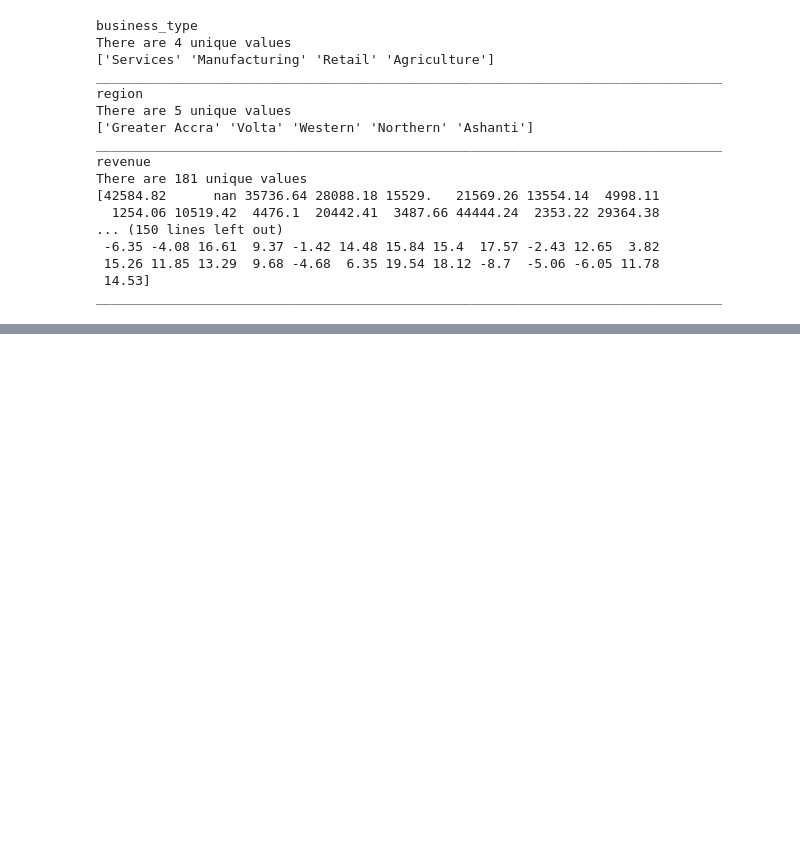
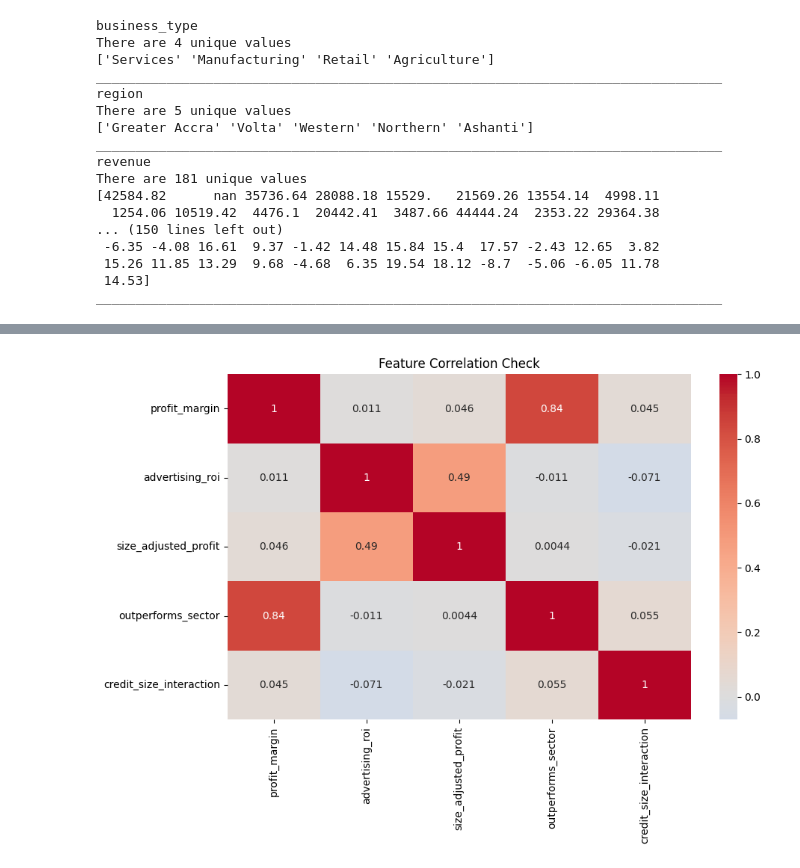
Before and after one commit to aquashie14/Small_Business_Performance_Analysis_in_Ghana, a Jupyter notebook: Noteboooks/SBPG.ipynb, the cells around one changed output, grey strips where cells are left out. Drawn from its saved outputs; the diff is of its cells as text; code cells hidden in the pictures; blank space fills up the shorter version.

```diff
--- a/Noteboooks/SBPG.ipynb
+++ b/Noteboooks/SBPG.ipynb
@@ -123,0 +430,37 @@ ________________________________________________________________________________
+# %%
+# 1. Advertising efficiency metrics
+df_Small_Business['advertising_roi'] = (df_Small_Business['revenue'] - df_Small_Business['expenses']) / df_Small_Business['advertising']
+df_Small_Business['advertising_intensity'] = df_Small_Business['advertising'] / df_Small_Business['revenue']
+
+# 2. Spend categories (using business-aware bins)
+df_Small_Business['advertising_tier'] = pd.cut(
+    df_Small_Business['advertising'],
+    bins=[0, 1200, 3500, 5000],
+    labels=['Low', 'Optimal', 'High'],
+    include_lowest=True
+)
+
+# 3. Diminishing returns detection
+df_Small_Business['marginal_roi'] = df_Small_Business.groupby('business_type')['advertising_roi'].diff()
+# %%
+# 1. Size-adjusted metrics
+df_Small_Business['size_adjusted_profit'] = (df_Small_Business['revenue']- df_Small_Business['expenses']) / df_Small_Business['employee_count']
+df_Small_Business['revenue_per_employee'] = df_Small_Business['revenue'] / df_Small_Business['employee_count']
+
+# 2. Credit interaction terms
+df_Small_Business['credit_size_interaction'] = df_Small_Business['credit_access'].map({'Yes':1, 'No':0}) * df_Small_Business['employee_count']
+df_Small_Business['credit_education_interaction'] = df_Small_Business['credit_access'] + "_" + df_Small_Business['owner_education']
+
+# 3. Control flags
+df_Small_Business['micro_business'] = (df_Small_Business['employee_count'] <= 5).astype(int)
+# %%
+# Feature correlation check
+corr_matrix = df_Small_Business[['profit_margin', 'advertising_roi', 'size_adjusted_profit',
+                 'outperforms_sector', 'credit_size_interaction']].corr()
+
+plt.figure(figsize=(10,6))
+sns.heatmap(corr_matrix, annot=True, cmap='coolwarm', center=0)
+plt.title("Feature Correlation Check")
+plt.show()
+# %% [output]
+[figure, added]
```
Also changed, not shown: parts of 34 cells of this notebook, 6 other files.
